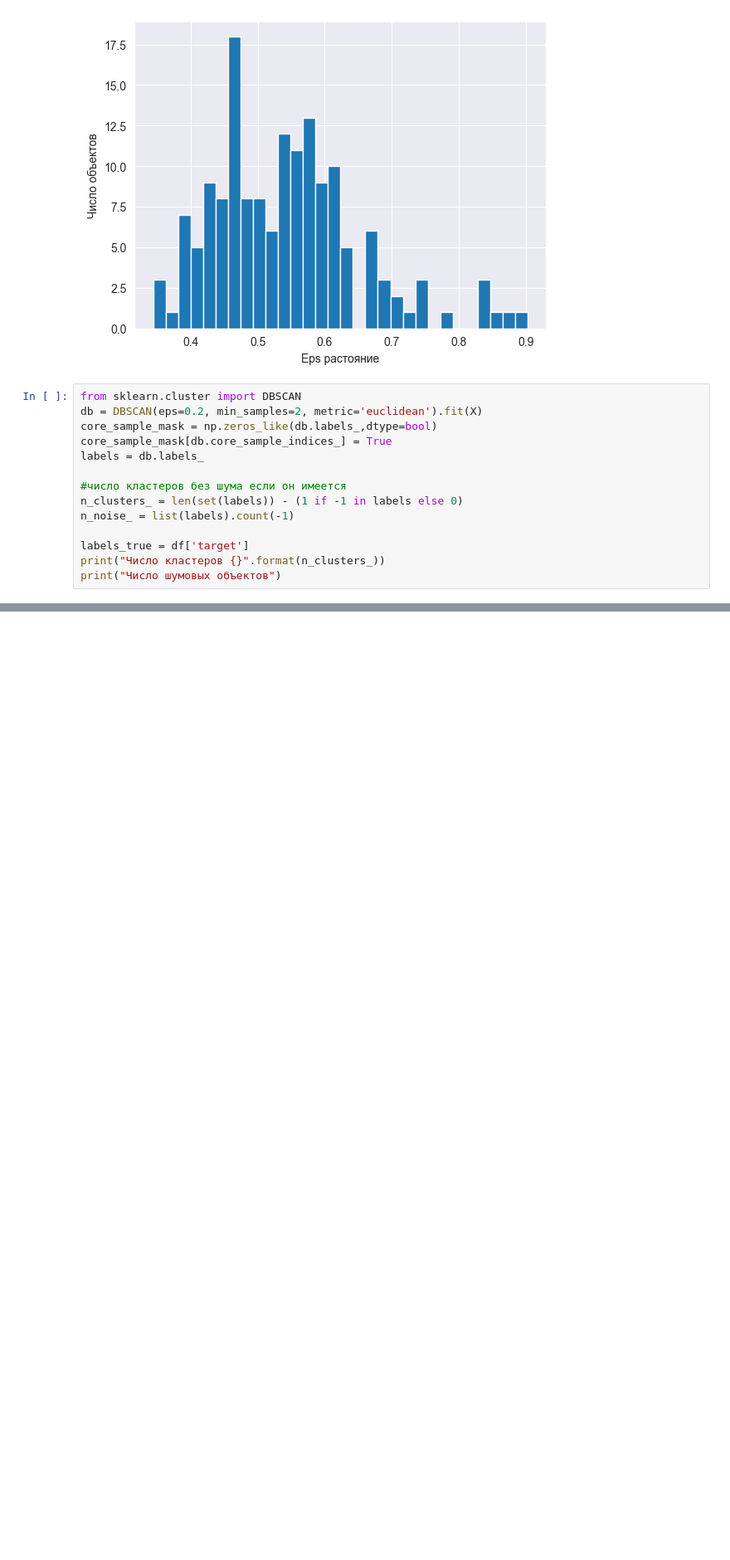
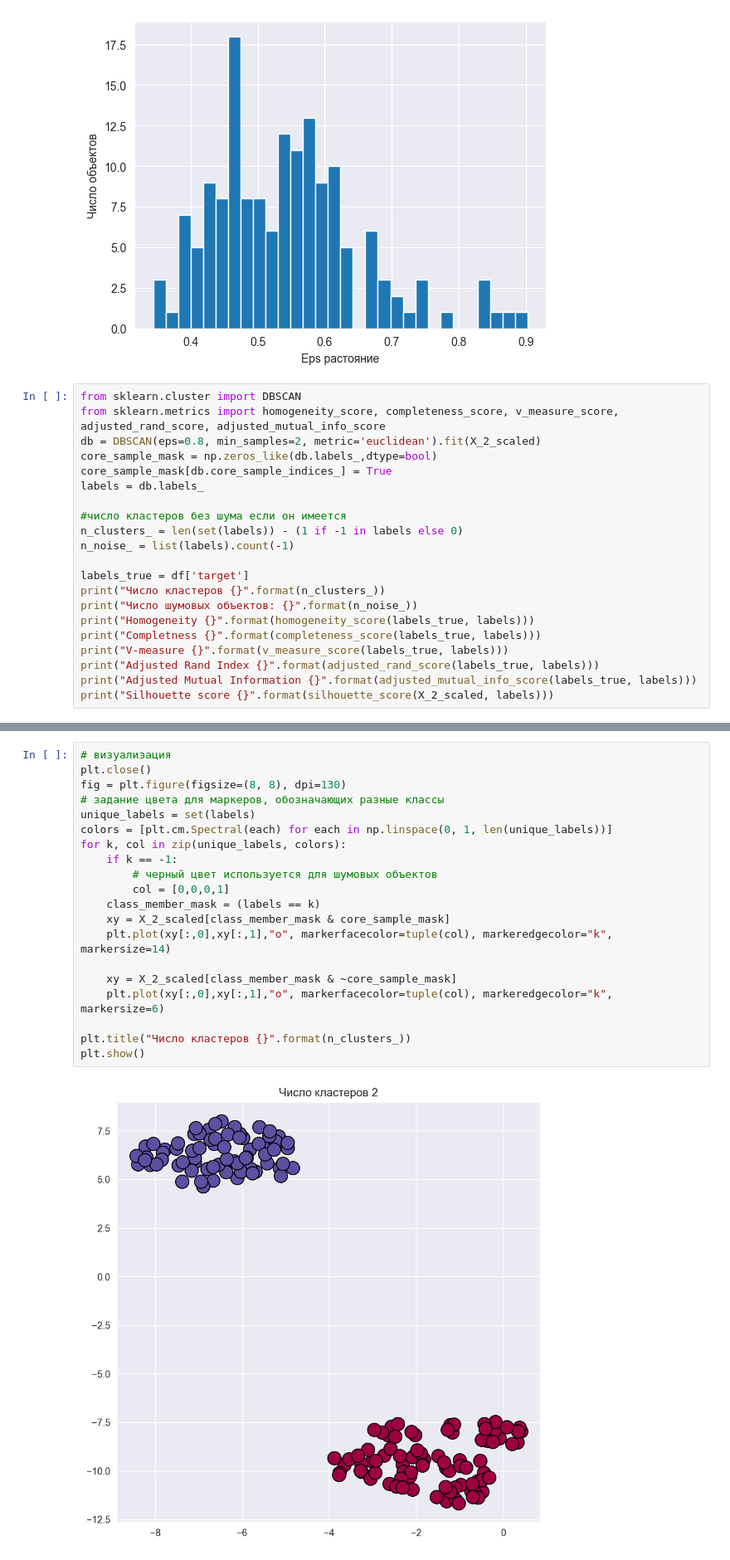
Before and after one commit to FuseII/intelligent_systems, a Jupyter notebook: lab_11_12/clusterung_hepatitis.ipynb, the cells around one changed output, grey strips where cells are left out. Shown at 83% size. Drawn from its saved outputs; the diff is of its cells as text; blank space fills up the shorter version.

Commit message:
clustering

```diff
--- a/lab_11_12/clusterung_hepatitis.ipynb
+++ b/lab_11_12/clusterung_hepatitis.ipynb
@@ -448,7 +448,8 @@ plt.show()
 [figure]
 # %%
 from sklearn.cluster import DBSCAN
-db = DBSCAN(eps=0.2, min_samples=2, metric='euclidean').fit(X)
+from sklearn.metrics import homogeneity_score, completeness_score, v_measure_score, adjusted_rand_score, adjusted_mutual_info_score
+db = DBSCAN(eps=0.8, min_samples=2, metric='euclidean').fit(X_2_scaled)
 core_sample_mask = np.zeros_like(db.labels_,dtype=bool)
 core_sample_mask[db.core_sample_indices_] = True
 labels = db.labels_
@@ -459,4 +460,10 @@ n_noise_ = list(labels).count(-1)
 
 labels_true = df['target']
 print("Число кластеров {}".format(n_clusters_))
-print("Число шумовых объектов")
+print("Число шумовых объектов: {}".format(n_noise_))
+print("Homogeneity {}".format(homogeneity_score(labels_true, labels)))
+print("Completness {}".format(completeness_score(labels_true, labels)))
+print("V-measure {}".format(v_measure_score(labels_true, labels)))
+print("Adjusted Rand Index {}".format(adjusted_rand_score(labels_true, labels)))
+print("Adjusted Mutual Information {}".format(adjusted_mutual_info_score(labels_true, labels)))
+print("Silhouette score {}".format(silhouette_score(X_2_scaled, labels)))
@@ -462,0 +479,22 @@ print("Число шумовых объектов")
+# %%
+# визуализация
+plt.close()
+fig = plt.figure(figsize=(8, 8), dpi=130)
+# задание цвета для маркеров, обозначающих разные классы
+unique_labels = set(labels)
+colors = [plt.cm.Spectral(each) for each in np.linspace(0, 1, len(unique_labels))]
+for k, col in zip(unique_labels, colors):
+    if k == -1:
+        # черный цвет используется для шумовых объектов
+        col = [0,0,0,1]
+    class_member_mask = (labels == k)
+    xy = X_2_scaled[class_member_mask & core_sample_mask]
+    plt.plot(xy[:,0],xy[:,1],"o", markerfacecolor=tuple(col), markeredgecolor="k", markersize=14)
+
+    xy = X_2_scaled[class_member_mask & ~core_sample_mask]
+    plt.plot(xy[:,0],xy[:,1],"o", markerfacecolor=tuple(col), markeredgecolor="k", markersize=6)
+
+plt.title("Число кластеров {}".format(n_clusters_))
+plt.show()
+# %% [output]
+[figure, added]
```
Also changed, not shown: parts of 2 cells of this notebook.
